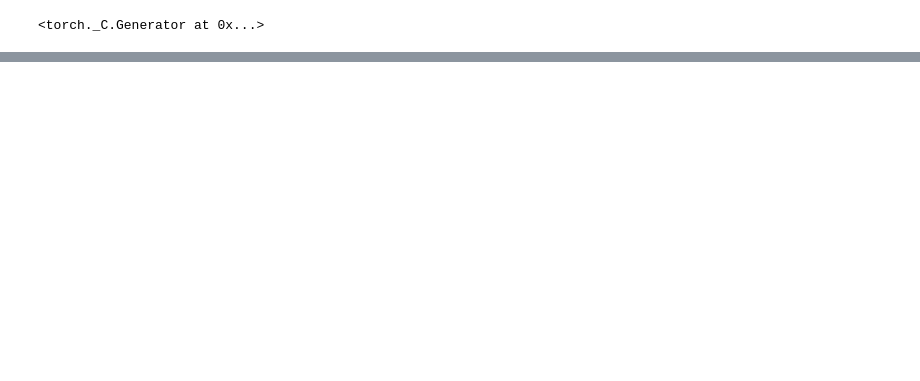
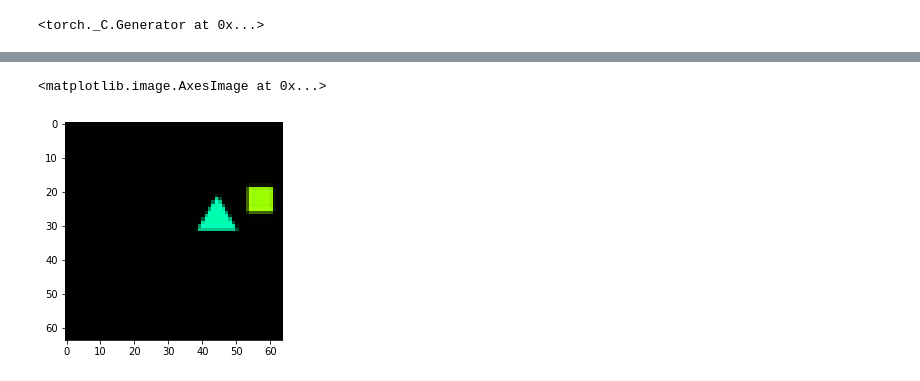
Before and after one commit to brendel-group/objects-compositional-generalization, a Jupyter notebook: notebooks/Decoder_Optimality.ipynb, the cells around one changed output, grey strips where cells are left out. Saved outputs shown, nothing was run; the diff lists cells and outputs as text; code cells hidden in the pictures; blank space fills up the shorter version.

```diff
--- a/notebooks/Decoder_Optimality.ipynb
+++ b/notebooks/Decoder_Optimality.ipynb
@@ -115,15 +176,20 @@ latents = torch.cat(latents)
+# %%
+# Step 6: Permute predicted latents, and compare with permuted dataset
+latents = torch.cat([latents[:, 0].unsqueeze(1), latents[perms_concated, 1].unsqueeze(1)], dim=1)
 # %%
-# Step 6: Permute predicted latents, and compare with permuted dataset
-latents = latents[perms_concated]
+# Step 6: continued
 mse = 0
 batch_size_accum = 0
 with torch.no_grad():
     for permuted_images, permuted_latents in permuted_dataloader:
-        imagined_images = model.decoder(
-            latents[batch_size_accum : batch_size_accum + len(images)]
+        true_figures = permuted_images[:, :-1, ...]
+        permuted_images = permuted_images[:, -1, ...].squeeze(1)
+
+        imagined_images, _ = model.decoder(
+            latents[batch_size_accum : batch_size_accum + len(permuted_images)]
         )
 
         batch_size_accum += len(permuted_images)
         # compare reconstructed images with imagined images
 
-        mse += ((images - imagined_images) ** 2).sum() / len(permuted_dataset)
+        mse += ((permuted_images - imagined_images) ** 2).sum() / len(permuted_dataset)
@@ -129,0 +206,5 @@ with torch.no_grad():
+# %%
+plt.imshow(permuted_images[1].permute(1, 2, 0))
+# %% [output]
+<matplotlib.image.AxesImage at 0x...>
+[figure, added]
```
Also changed, not shown: parts of 19 cells of this notebook, 2 other files.
